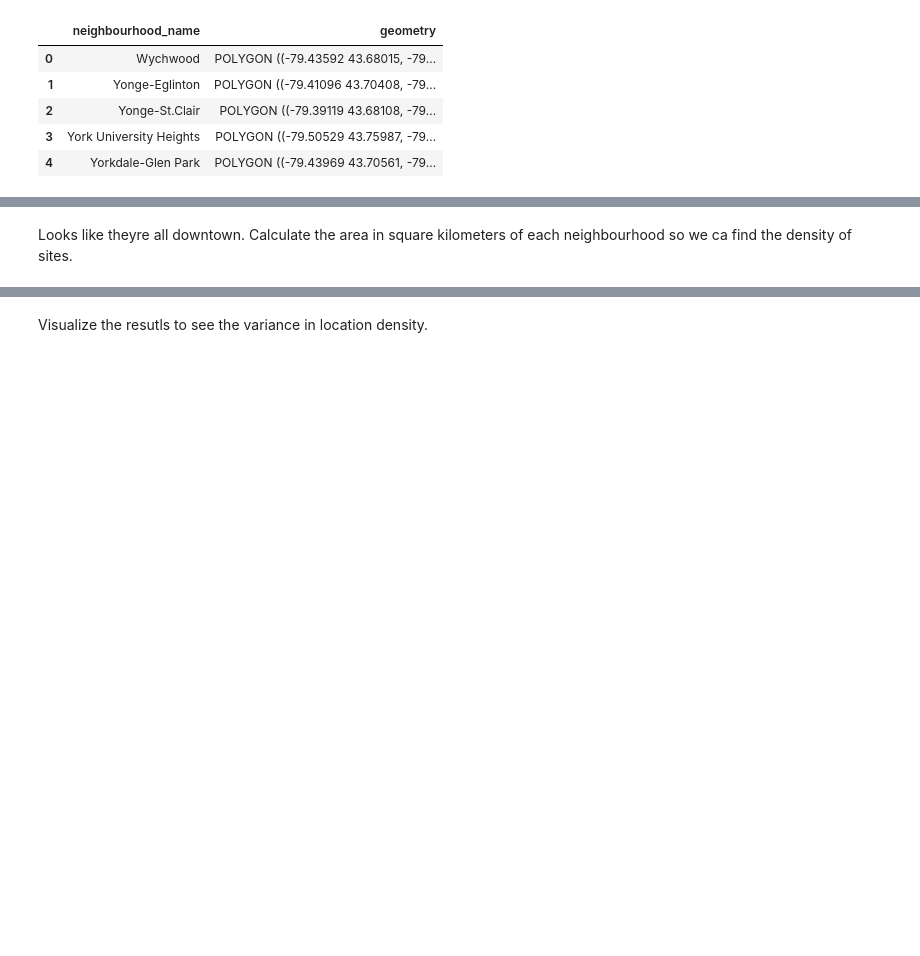
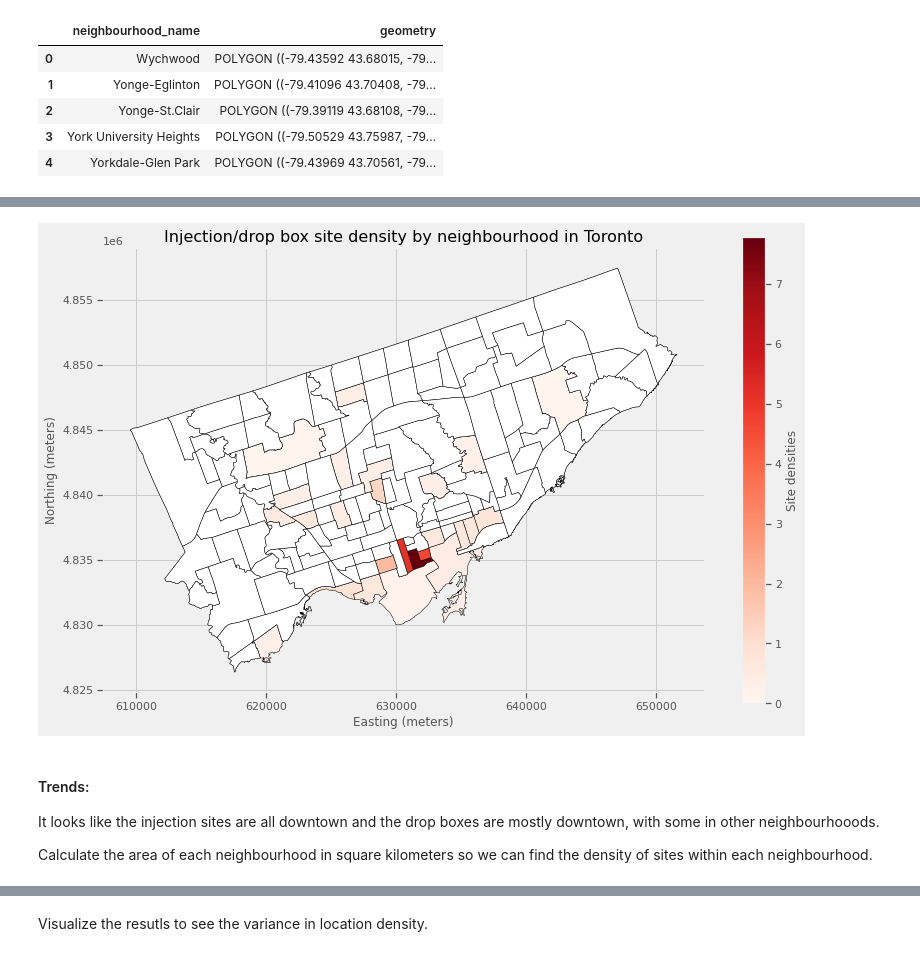
Before and after one commit to jayshah2111/team-algorithm-avengers, a Jupyter notebook: Injection_site_maps.ipynb, the cells around one changed output, grey strips where cells are left out. Saved outputs shown, nothing was run; the diff lists cells and outputs as text; code cells hidden in the pictures; blank space fills up the shorter version.

```diff
--- a/Injection_site_maps.ipynb
+++ b/Injection_site_maps.ipynb
@@ -206,4 +239,39 @@ plt.show()
+# %%
+# Plot choropleth map for green space percentage
+fig, ax = plt.subplots(figsize=(12, 8))
+neighbourhoods_26917.plot(
+    column="site_density",  # Use the green space percentage column
+    cmap="Reds",  # Color scheme
+    linewidth=0.5,  # Line width for ward boundaries
+    edgecolor="black",  # Edge color for ward boundaries
+    legend=True,  # Add legend
+    legend_kwds={"label": "Site densities"},
+    ax=ax,  # Axis to plot on
+    vmin=0,
+    vmax=neighbourhoods_26917['site_density'].max()
+)
+
+# Separate zero density areas
+mask_zero = neighbourhoods_26917['site_density'] == 0
+
+# Overlay zero density areas in white
+neighbourhoods_26917[mask_zero].plot(
+    color="white",  # Set color to white for zero density
+    linewidth=0.5,  # Line width for boundaries
+    edgecolor="black",  # Edge color for boundaries
+    ax=ax,  # Axis to plot on
+)
+plt.title("Injection/drop box site density by neighbourhood in Toronto", fontsize=16)
+plt.xlabel("Easting (meters)", fontsize=12)
+plt.ylabel("Northing (meters)", fontsize=12)
+plt.savefig('plots/choropleth_map_site_density.png', dpi=300)
+plt.show()
+# %% [output]
+[figure, added]
 # %% [markdown]
-Looks like theyre all downtown. Calculate the area in square kilometers of each neighbourhood so we ca find the density of sites.
+#### Trends:
+It looks like the injection sites are all downtown and the drop boxes are mostly downtown, with some in other neighbourhooods.
+
+Calculate the area of each neighbourhood in square kilometers  so we can find the density of sites within each neighbourhood.
 # %%
 # Call the geometry.area method to get the area in m2 and divide by 10^6 to convert to km2
```
Also changed, not shown: parts of 59 cells of this notebook, 1 other file.
